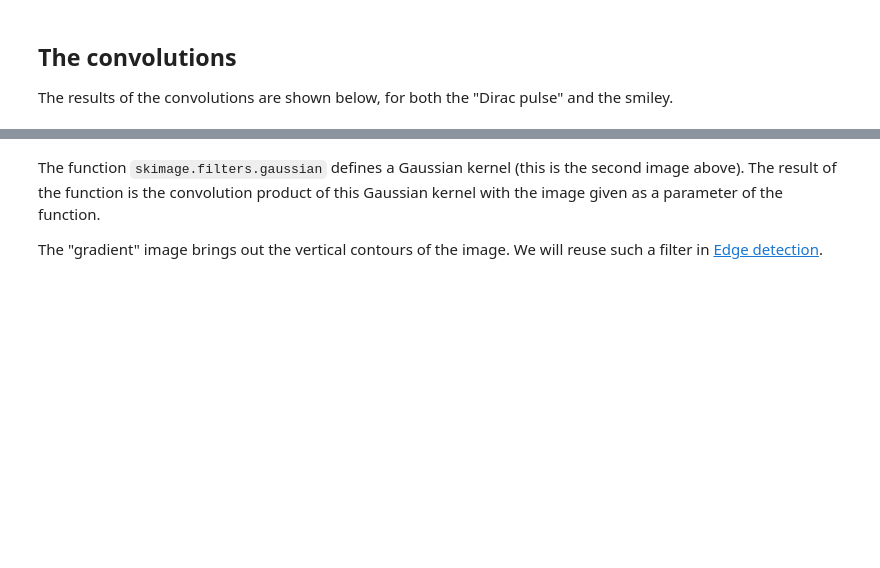
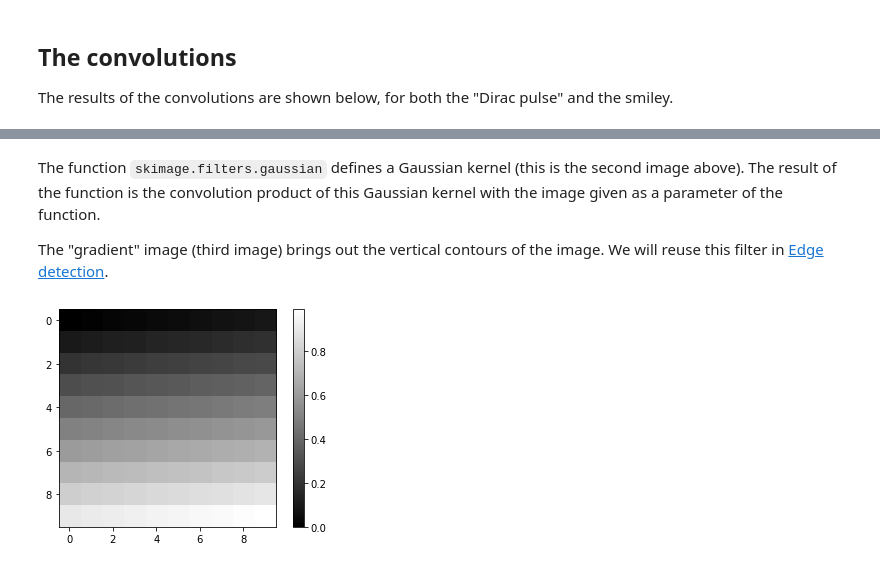
Before and after one commit to vincmazet/bip, a Jupyter notebook: _sources/labs/cor21.ipynb, the cells around one changed output, grey strips where cells are left out. Cells and saved outputs as stored; diff of their text form; code cells hidden in the pictures; blank space fills up the shorter version.

```diff
--- a/_sources/labs/cor21.ipynb
+++ b/_sources/labs/cor21.ipynb
@@ -120,5 +123,17 @@ for f in images:
 The function `skimage.filters.gaussian` defines a Gaussian kernel (this is the second image above).
 The result of the function is the convolution product of this Gaussian kernel with the image given as a parameter of the function.
 
-The "gradient" image brings out the vertical contours of the image.
-We will reuse such a filter in [Edge detection](C:edge-detection).
+The "gradient" image (third image) brings out the vertical contours of the image.
+We will reuse this filter in [Edge detection](C:edge-detection).
+# %%
+import matplotlib.pyplot as plt
+import numpy as np
+
+img = np.arange(100).reshape((10, 10))/100
+
+plt.figure()
+im = plt.imshow(img, "gray")
+plt.colorbar(im)
+plt.show()
+# %% [output]
+[figure, added]
```
Also changed, not shown: parts of 5 cells of this notebook, 48 other files.
